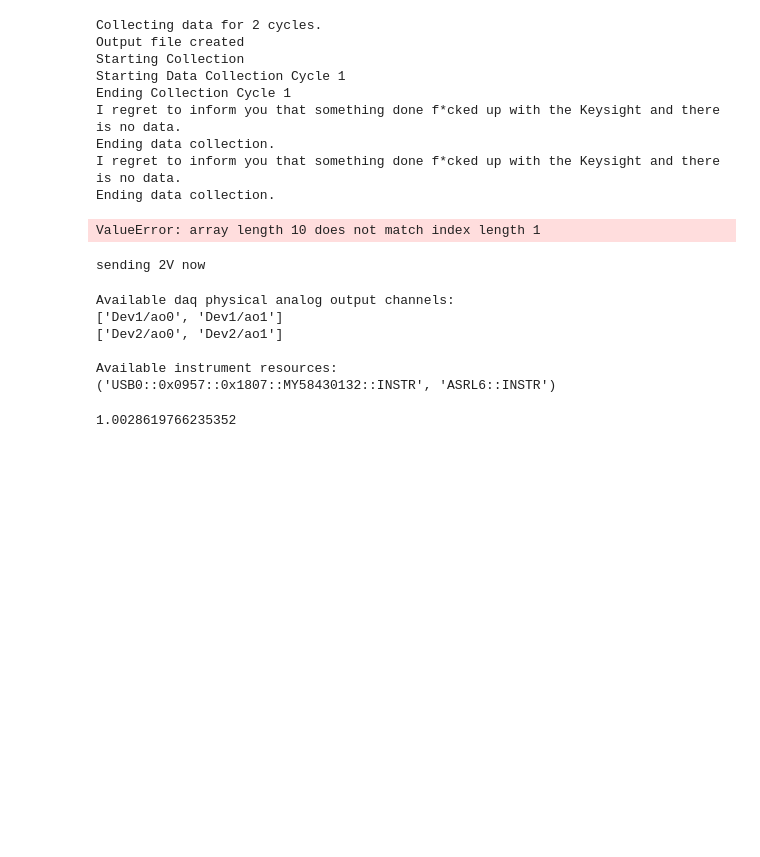
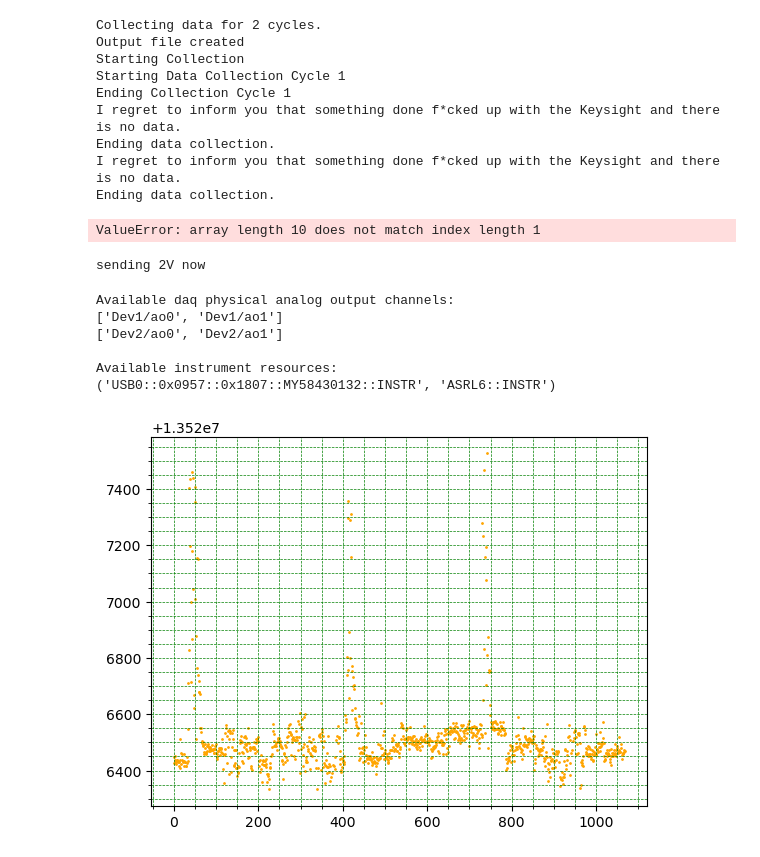
Before and after one commit to Saam-SEOP-Lab/alkali-density, a Jupyter notebook: keysightMeasurements.ipynb, the cells around one changed output. Drawn from its saved outputs; the diff is of its cells as text; code cells hidden in the pictures; blank space fills up the shorter version.

```diff
--- a/keysightMeasurements.ipynb
+++ b/keysightMeasurements.ipynb
@@ -281,12 +281,60 @@ Available daq physical analog output channels:
 
 Available instrument resources:
 ('USB0::0x0957::0x1807::MY58430132::INSTR', 'ASRL6::INSTR')
-# %%
-a = 1718905858.468086
-b = 1718905859.470948
-
-c = b-a
-
-print(c)
-# %% [output]
-1.0028619766235352
+# %%
+import pandas as pd
+import KSEExperimentUtils as kse
+import numpy as np
+
+import matplotlib.pyplot as plt
+
+###### plot settings ######
+
+dot_size = 1
+grid_color = 'green'
+
+def setupPlot():
+    plt.grid(which = 'major', color = grid_color, linestyle = '--', linewidth = 0.5)
+    plt.grid(which = 'minor', color = grid_color, linestyle = '--', linewidth = 0.5)
+    plt.minorticks_on()
+
+###########################
+
+filepath = "Data/2024-06-21-11_05_17.511167"
+filepath2 = "Data/2024-06-26-11_45_55.085837"
+filepath3 = filepath2+"_processed.csv"
+
+#d = kse.processAllData(filepath2+".csv", 'rb85', 'high')
+#kse.createCSVProcessedData(filepath3, d)
+
+df = pd.read_csv(filepath3)
+
+arr_size = len(df['Time'])
+
+times = np.zeros(arr_size)
+ks_freq = np.zeros(arr_size)
+dmm_freq = np.zeros(arr_size)
+ks_sub_dmm = np.zeros(arr_size)
+
+for i in range(0,arr_size):
+    times[i] = float(df['Time'][i])
+    ks_freq[i] = float(df['Keysight'][i])
+    dmm_freq[i] = float(df['DMM'][i])
+    ks_sub_dmm[i] = float(df['Adjusted Keysight Data'][i])
+
+#print(times)
+#print(ks_freq)
+#print(dmm_freq)
+
+#gr = argrelextrema(ks_freq, np.greater)
+
+#print(gr)
+
+#d = d.set_index('Time')
+setupPlot()
+#plt.scatter(times, ks_freq, s=dot_size)
+#plt.scatter(times, dmm_freq, s=dot_size, color = 'red')
+plt.scatter(times, ks_sub_dmm, s=dot_size, color = 'orange')
+plt.show()
+# %% [output]
+[figure, added]
```
Also changed, not shown: parts of 1 cell of this notebook, 5 other files.
